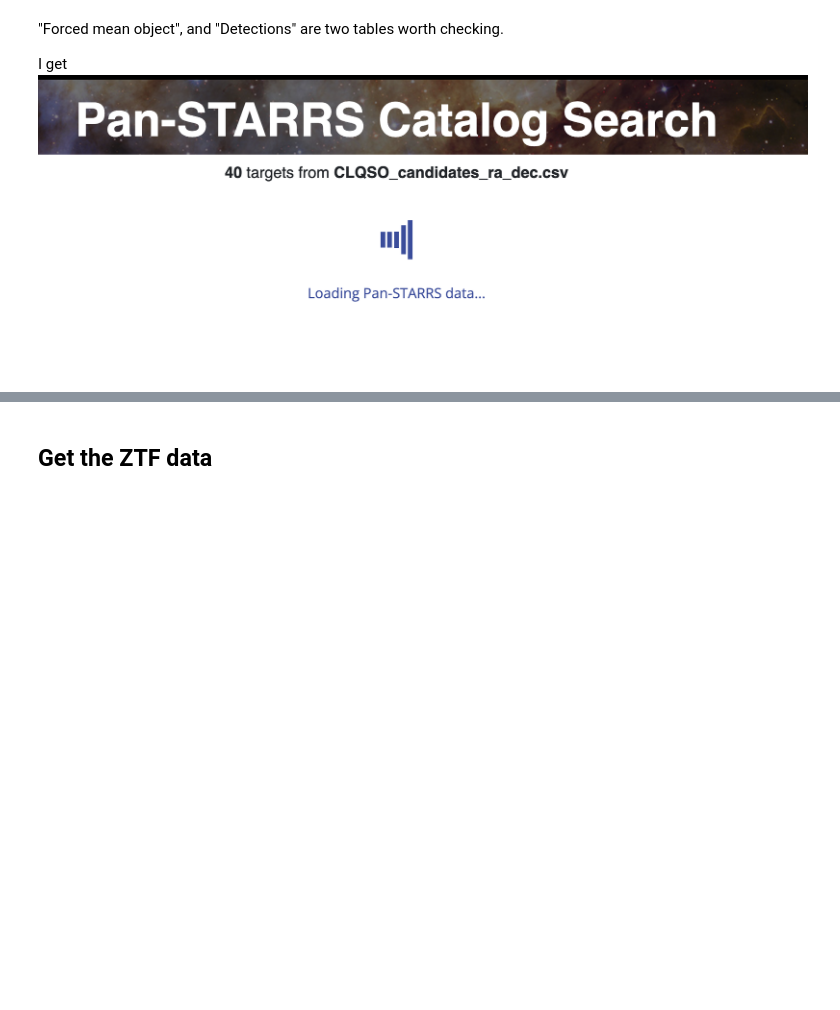
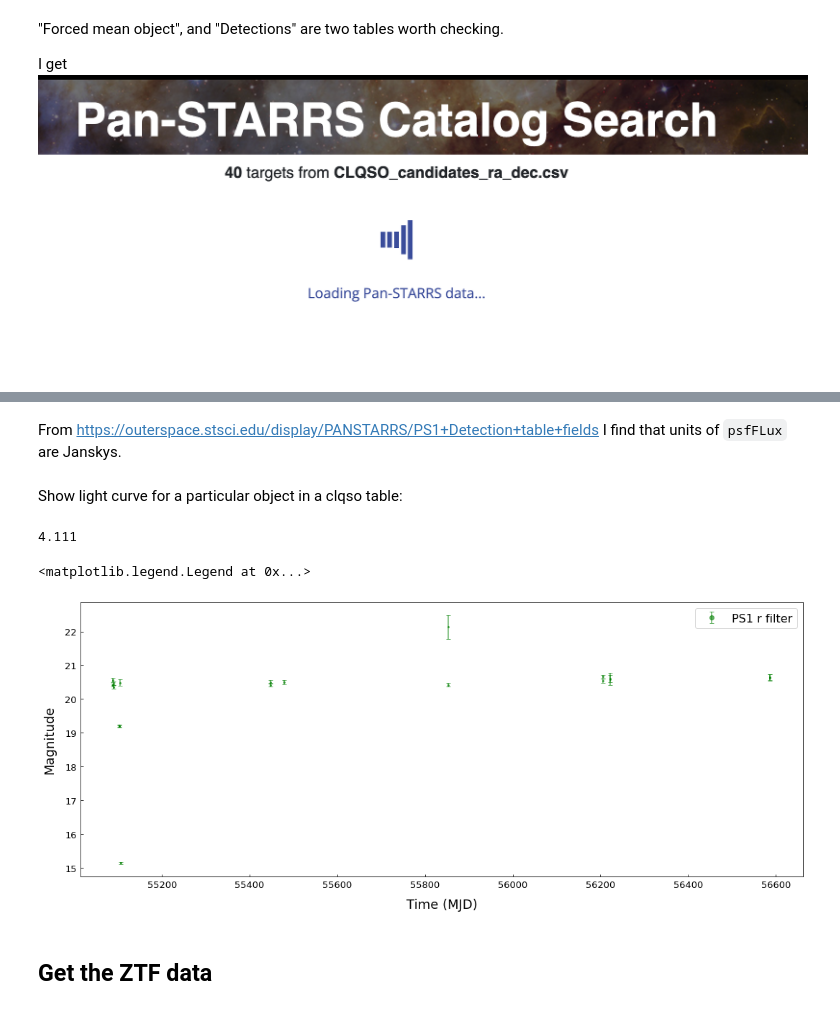
Before and after one commit to suberlak/clqso, a Jupyter notebook: code/Get_CLQSO_data.ipynb, the cells around one changed output, grey strips where cells are left out. Drawn from its saved outputs; the diff is of its cells as text; code cells hidden in the pictures; blank space fills up the shorter version.

```diff
--- a/code/Get_CLQSO_data.ipynb
+++ b/code/Get_CLQSO_data.ipynb
@@ -74,0 +96,2 @@ I get ![image.png](attachment:image.png)
+# %%
+ps1 = Table.read('CLQSO_candidates_PS1_DR2.csv', format='csv')
@@ -74,0 +166,36 @@ I get ![image.png](attachment:image.png)
+# %% [markdown]
+From https://outerspace.stsci.edu/display/PANSTARRS/PS1+Detection+table+fields I find that units of `psfFLux` are Janskys.
+# %%
+ps1['mag'] = flux2ab(ps1['psfFlux'])
+# %%
+ps1['magerr'] = flux2absigma(ps1['psfFlux'], ps1['psfFluxErr'])
+# %% [markdown]
+Show light curve for a particular object in a clqso table:
+# %%
+clqso[0]['ra']
+# %% [output]
+4.111
+# %%
+# select only  rows for that object
+mask_object = ps1['_ra_'] == clqso[0]['ra']
+
+# plot the light curve in r-band
+mask_filter = ps1['filterID'] == 2
+
+# combine the masks
+mask = mask_object * mask_filter
+
+# plot the figure
+fig = plt.figure(figsize=(18,7))
+ax = fig.add_subplot()
+
+lc = ps1[mask]
+ax.errorbar(lc['obsTime'], lc['mag'], yerr= lc['magerr'],
+            fmt='go', markersize=2,alpha=0.6,capsize=3, label='PS1 r filter')
+ax.set_xlabel('Time (MJD)',fontsize = 18, labelpad=12)
+ax.set_ylabel('Magnitude',fontsize = 18,labelpad=12)
+ax.tick_params(direction='in', pad = 5, labelsize=13)
+ax.legend(fontsize=16, markerscale=3)
+# %% [output]
+<matplotlib.legend.Legend at 0x...>
+[figure, added]
```
Also changed, not shown: parts of 26 cells of this notebook.
